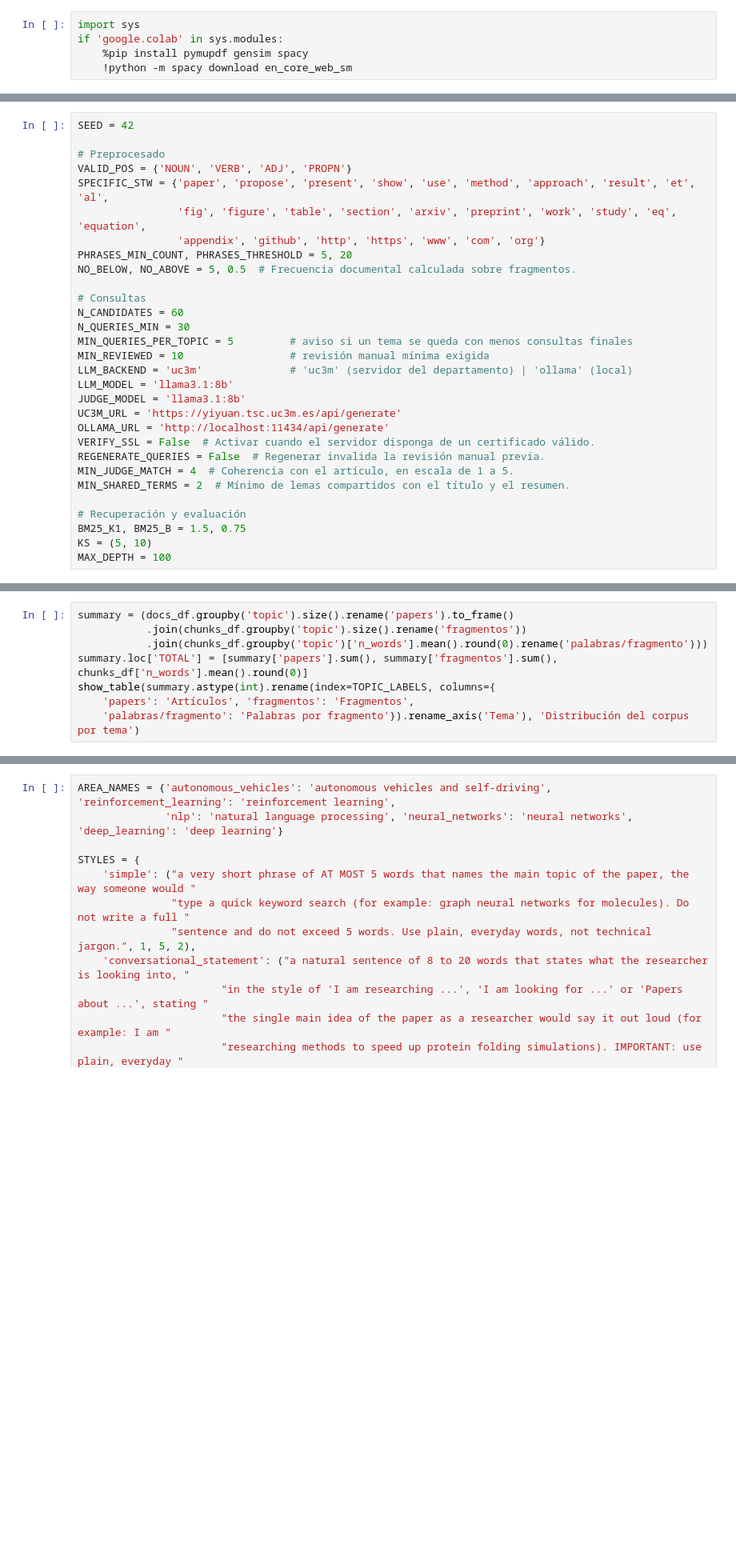
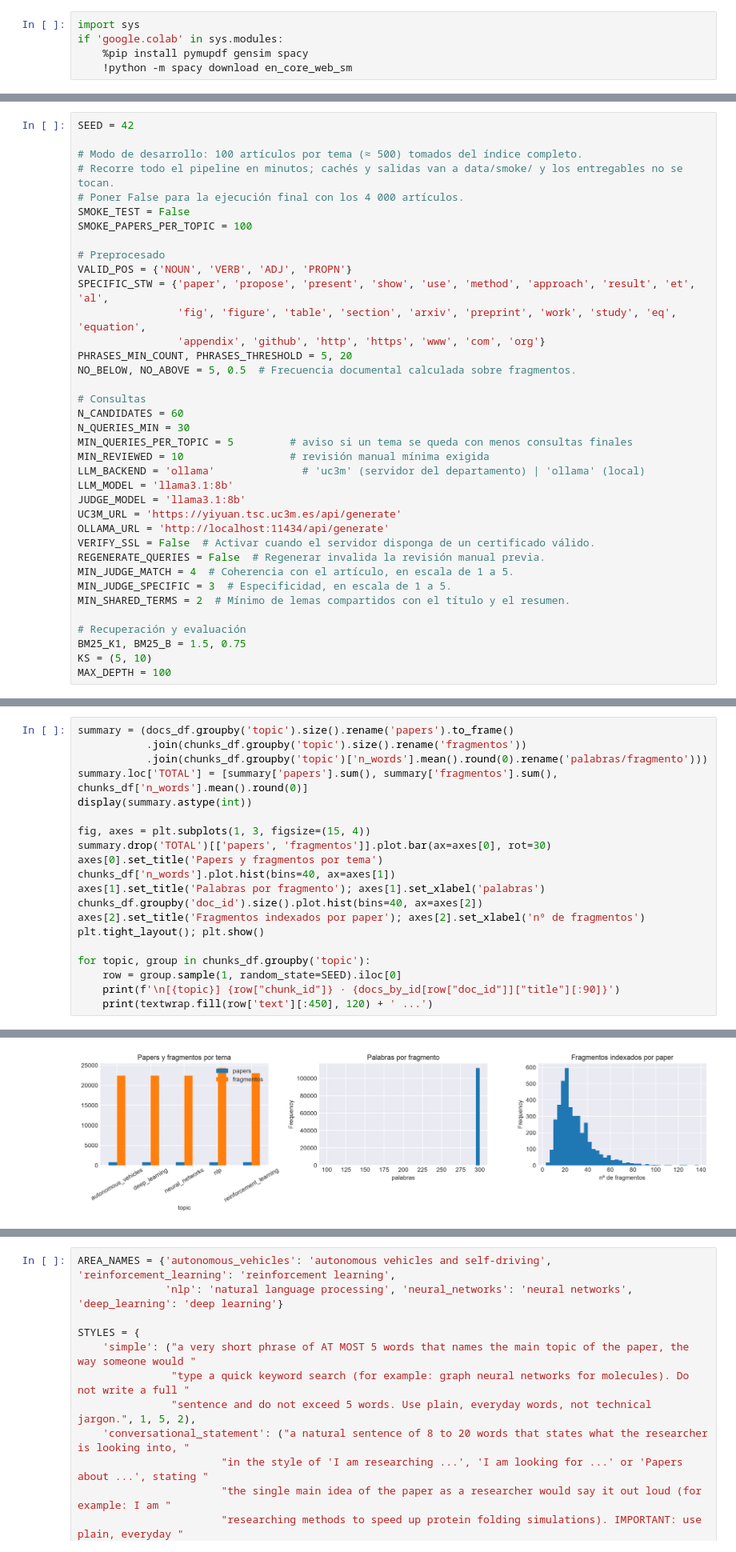
Before and after one commit to mahernto/research-assistant, a Jupyter notebook: milestone_1.ipynb, the cells around one changed output, grey strips where cells are left out. Shown at 80% size. Drawn from its saved outputs; the diff is of its cells as text; blank space fills up the shorter version.

Commit message:
Reorganización de repo + considerar todos los chunks + MILESTONE_1.md

```diff
--- a/milestone_1.ipynb
+++ b/milestone_1.ipynb
@@ -144,5 +65,11 @@ Los parámetros se fijan antes de evaluar. El conjunto de test no se utiliza par
 # %%
 SEED = 42
+
+# Modo de desarrollo: 100 artículos por tema (≈ 500) tomados del índice completo.
+# Recorre todo el pipeline en minutos; cachés y salidas van a data/smoke/ y los entregables no se tocan.
+# Poner False para la ejecución final con los 4 000 artículos.
+SMOKE_TEST = False
+SMOKE_PAPERS_PER_TOPIC = 100
 
 # Preprocesado
 VALID_POS = {'NOUN', 'VERB', 'ADJ', 'PROPN'}
@@ -157,7 +84,7 @@ N_CANDIDATES = 60
 N_QUERIES_MIN = 30
 MIN_QUERIES_PER_TOPIC = 5         # aviso si un tema se queda con menos consultas finales
 MIN_REVIEWED = 10                 # revisión manual mínima exigida
-LLM_BACKEND = 'uc3m'              # 'uc3m' (servidor del departamento) | 'ollama' (local)
+LLM_BACKEND = 'ollama'              # 'uc3m' (servidor del departamento) | 'ollama' (local)
 LLM_MODEL = 'llama3.1:8b'
 JUDGE_MODEL = 'llama3.1:8b'
 UC3M_URL = 'https://yiyuan.tsc.uc3m.es/api/generate'
@@ -165,6 +92,7 @@ OLLAMA_URL = 'http://localhost:11434/api/generate'
 VERIFY_SSL = False  # Activar cuando el servidor disponga de un certificado válido.
 REGENERATE_QUERIES = False  # Regenerar invalida la revisión manual previa.
 MIN_JUDGE_MATCH = 4  # Coherencia con el artículo, en escala de 1 a 5.
+MIN_JUDGE_SPECIFIC = 3  # Especificidad, en escala de 1 a 5.
 MIN_SHARED_TERMS = 2  # Mínimo de lemas compartidos con el título y el resumen.
 
 # Recuperación y evaluación
@@ -292,6 +317,19 @@ summary = (docs_df.groupby('topic').size().rename('papers').to_frame()
            .join(chunks_df.groupby('topic').size().rename('fragmentos'))
            .join(chunks_df.groupby('topic')['n_words'].mean().round(0).rename('palabras/fragmento')))
 summary.loc['TOTAL'] = [summary['papers'].sum(), summary['fragmentos'].sum(), chunks_df['n_words'].mean().round(0)]
-show_table(summary.astype(int).rename(index=TOPIC_LABELS, columns={
-    'papers': 'Artículos', 'fragmentos': 'Fragmentos',
-    'palabras/fragmento': 'Palabras por fragmento'}).rename_axis('Tema'), 'Distribución del corpus por tema')
+display(summary.astype(int))
+
+fig, axes = plt.subplots(1, 3, figsize=(15, 4))
+summary.drop('TOTAL')[['papers', 'fragmentos']].plot.bar(ax=axes[0], rot=30)
+axes[0].set_title('Papers y fragmentos por tema')
+chunks_df['n_words'].plot.hist(bins=40, ax=axes[1])
+axes[1].set_title('Palabras por fragmento'); axes[1].set_xlabel('palabras')
+chunks_df.groupby('doc_id').size().plot.hist(bins=40, ax=axes[2])
+axes[2].set_title('Fragmentos indexados por paper'); axes[2].set_xlabel('nº de fragmentos')
+plt.tight_layout(); plt.show()
+
+for topic, group in chunks_df.groupby('topic'):
+    row = group.sample(1, random_state=SEED).iloc[0]
+    print(f'\n[{topic}] {row["chunk_id"]} · {docs_by_id[row["doc_id"]]["title"][:90]}')
+    print(textwrap.fill(row['text'][:450], 120) + ' ...')
+# %% [output]
@@ -297,0 +344 @@ show_table(summary.astype(int).rename(index=TOPIC_LABELS, columns={
+[figure, added]
```
Also changed, not shown: parts of 52 cells of this notebook, 14 other files.
